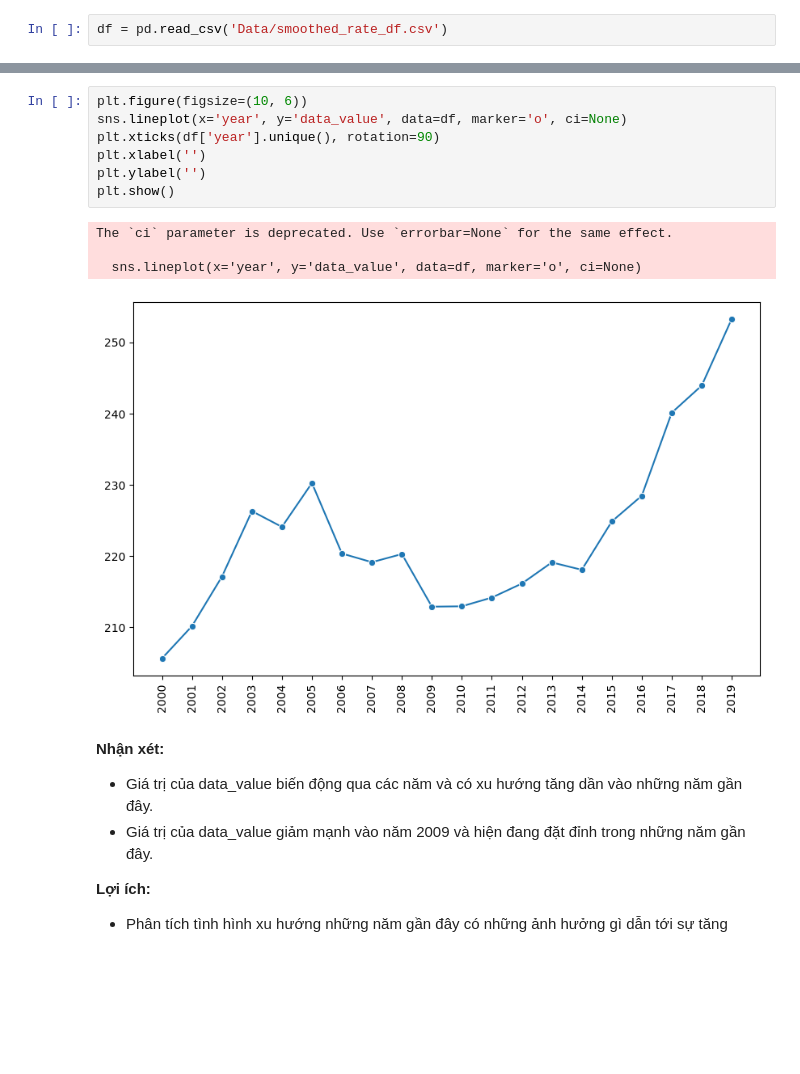
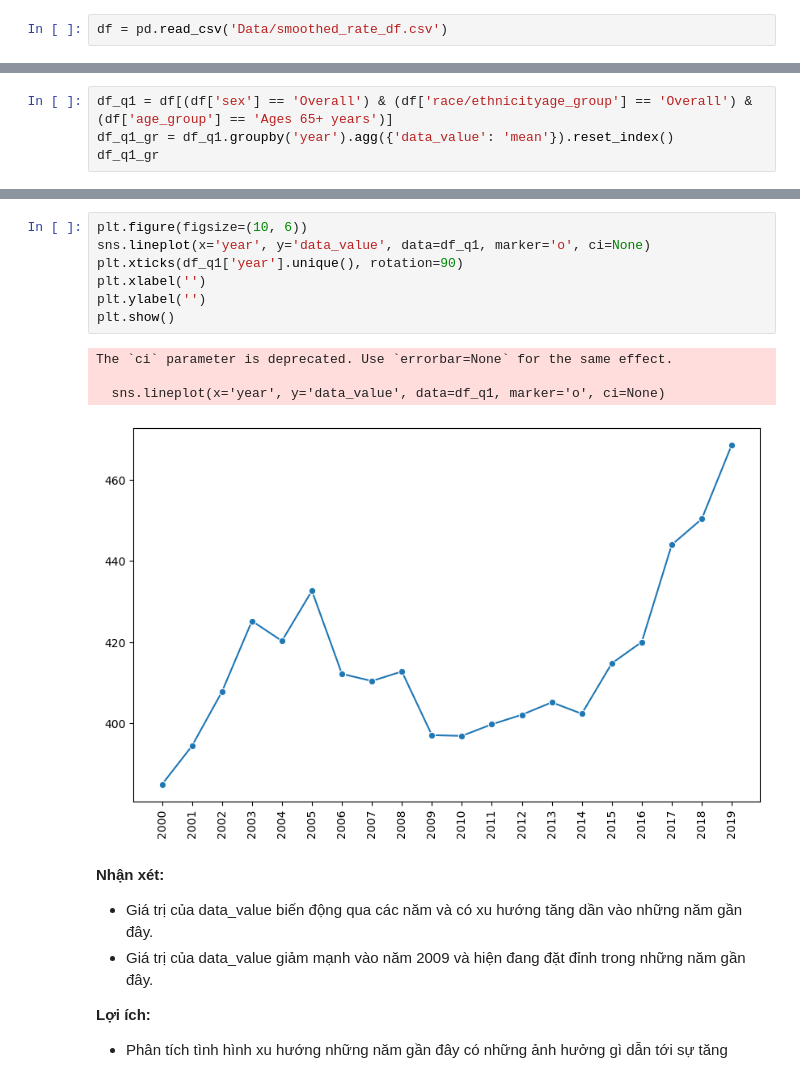
Before and after one commit to GenNyu/Intro2DS, a Jupyter notebook: question1_Thao.ipynb, the cells around one changed output, grey strips where cells are left out. Cells and saved outputs as stored; diff of their text form; blank space fills up the shorter version.

```diff
--- a/question1_Thao.ipynb
+++ b/question1_Thao.ipynb
@@ -8,0 +25,4 @@ df = pd.read_csv('Data/smoothed_rate_df.csv')
+# %%
+df_q1 = df[(df['sex'] == 'Overall') & (df['race/ethnicityage_group'] == 'Overall') & (df['age_group'] == 'Ages 65+ years')]
+df_q1_gr = df_q1.groupby('year').agg({'data_value': 'mean'}).reset_index()
+df_q1_gr
@@ -9,15 +47,15 @@ df = pd.read_csv('Data/smoothed_rate_df.csv')
 # %%
 plt.figure(figsize=(10, 6))
-sns.lineplot(x='year', y='data_value', data=df, marker='o', ci=None)
-plt.xticks(df['year'].unique(), rotation=90)
+sns.lineplot(x='year', y='data_value', data=df_q1, marker='o', ci=None)
+plt.xticks(df_q1['year'].unique(), rotation=90)
 plt.xlabel('')
 plt.ylabel('')
 plt.show()
 # %% [output]
 The `ci` parameter is deprecated. Use `errorbar=None` for the same effect.
 
-  sns.lineplot(x='year', y='data_value', data=df, marker='o', ci=None)
+  sns.lineplot(x='year', y='data_value', data=df_q1, marker='o', ci=None)
-[figure, old version]
+[figure, new version]
 # %% [markdown]
 **Nhận xét:**
 - Giá trị của data_value biến động qua các năm và có xu hướng tăng dần vào những năm gần đây.
```
Also changed, not shown: parts of 3 cells of this notebook, 3 other files.
